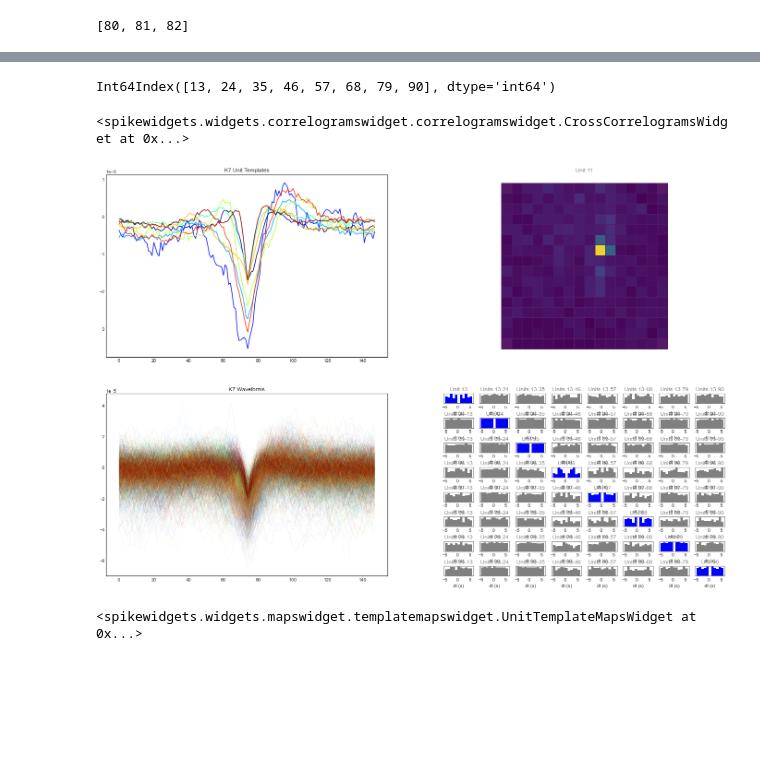
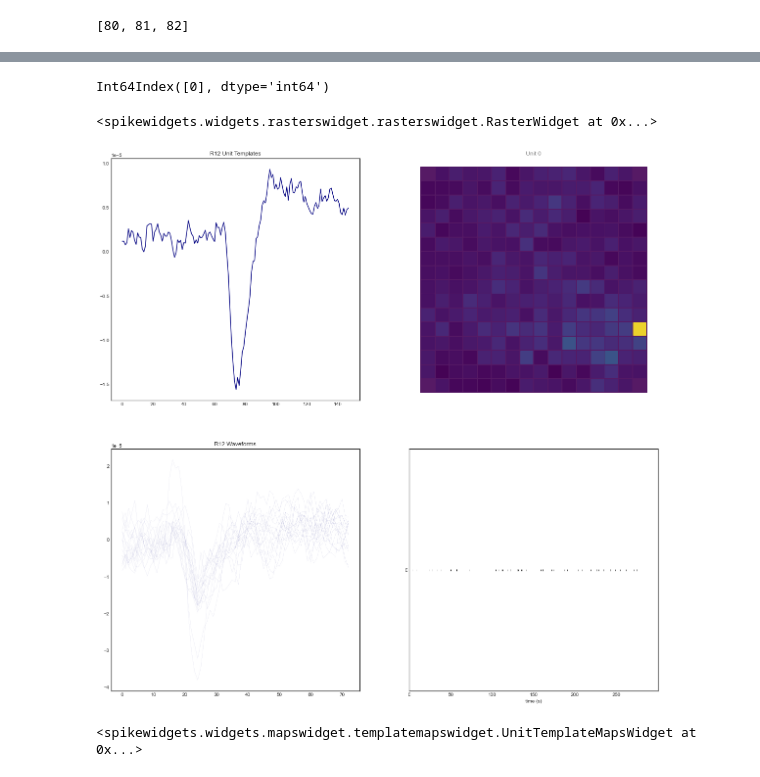
Before and after one commit to jonasort/MEA_analysis, a Jupyter notebook: Spikesorting/Spike_Interface_Cache_and_DF_210421.ipynb, the cells around one changed output, grey strips where cells are left out. Saved outputs shown, nothing was run; the diff lists cells and outputs as text; code cells hidden in the pictures; blank space fills up the shorter version.

```diff
--- a/Spikesorting/Spike_Interface_Cache_and_DF_210421.ipynb
+++ b/Spikesorting/Spike_Interface_Cache_and_DF_210421.ipynb
@@ -384,8 +389,9 @@ def units_to_pandas_DataFrame(sorted_dic, recording_cache, dictkey, layerdic_inv
     return unitframe
 # %%
-unitframe = units_to_pandas_DataFrame(
+unitframe3 = units_to_pandas_DataFrame(
     sorted_dic = sorted_dic,
     recording_cache = loaded,
-    dictkey='sec_0-300',
-    layerdic_invert=layerdic_invert
+    dictkey='sec_600-900',
+    layerdic_invert=layerdic_invert,
+    recordingdate = '21.10.2019'
     )
@@ -409,0 +420,8 @@ unit_ids = sorted_dic['sec_0-300'].get_unit_ids()
+# %%
+list_not_empty_spiketrains = []
+
+ids = sorted_dic['sec_0-300'].get_unit_ids()
+for i in ids:
+    st_len = len(sorted_dic['sec_0-300'].get_unit_spike_train(unit_id=i))
+    if st_len > 0:
+        list_not_empty_spiketrains.append(i)
@@ -503,3 +549,5 @@ u = 'sec_0-300'
+# %%
+u = 'sec_300-600'
 # %% [markdown]
 # Waveforms and Template Plots
 # %%
@@ -560,7 +610,7 @@ unitlist_by_channel
 # %% [output]
 [80, 81, 82]
 # %%
-j = 40 #entsprich dem maxchannel
+j = 0 #entsprich dem maxchannel
 #j=labeldic_invert['F8']
 unitlist_by_index=unitframe.loc[(unitframe['max_channel']==j)].index
 unitlist_by_channel = list(unitframe.loc[(unitframe['max_channel'])==j]['unit_ids'])
@@ -576,45 +626,45 @@ labeldic_invert[unitframe.loc[unitlist_by_index[0]]['channellabel']]
 # %%
 unitlist_by_index
 # %% [output]
-Int64Index([13, 24, 35, 46, 57, 68, 79, 90], dtype='int64')
+Int64Index([0], dtype='int64')
 # %%
 #colourlist = ['#D7D7D9', '#162473', '#449CA6', '#038C73', '#BF4417', '#7EBF88', '#D0F2D3', '#F2CB57']
 n = len(unitlist_by_index)
 colors = iter(cm.jet(np.linspace(0, 1, len(unitlist_by_index))))
 
 plt.style.use("seaborn-white")
 
 #fig, ((ax1, ax2, ax3), (ax4, ax5, ax6)) = plt.subplots(2, 3, figsize=(15,10))
 
-fig, ((ax1, ax2), (ax3, ax4)) = plt.subplots(2, 2, figsize=(15,15))
+fig, ((ax1, ax2), (ax3, ax4)) = plt.subplots(2, 2, figsize=(20, 20))
 
 sw.plot_unit_template_maps(loaded['sec_0-300'],  sorted_dic['sec_0-300'], max_spikes_per_unit=100, unit_ids=[(unitlist_by_channel[0])], ax=ax2)
 
 
 
 #ax3.plot(loaded['sec_0-300'].get_traces()[j])
 
 #sw.plot_timeseries(loaded['sec_0-300'], trange=[5, 8], ax=ax3,)
 
 #sw.plot_activity_map(loaded['sec_0-300'], ax=ax3)
 
 for i in unitlist_by_index:
     colourcode = color=next(colors)
     ax1.plot(templates[i][j].T, color=colourcode)
     ax1.set_title(str(unitframe.loc[i]['channellabel']) + ' Unit Templates')
 
     ax3.plot(wf[i][:, j, :].T, color=colourcode, lw=0.05)
     ax3.set_title(str(unitframe.loc[i]['channellabel']) + ' Waveforms')
 
-sw.plot_crosscorrelograms(sorted_dic['sec_0-300'], unit_ids=unitlist_by_index, ax=ax4, bin_size=1, window=10)
+#sw.plot_crosscorrelograms(sorted_dic['sec_0-300'], unit_ids=unitlist_by_index, ax=ax4, bin_size=1, window=10)
 
 
-#sw.plot_rasters(sorted_dic[u], color='k', unit_ids=unitlist_by_channel, ax = ax4)
+sw.plot_rasters(sorted_dic[u], color='k', unit_ids=unitlist_by_channel, ax = ax4)
 
 #sw.plot_pca_features(sorting=sorted_dic[u], recording = loaded[u], unit_ids=unitlist_by_channel, ax=ax6)
 # %% [output]
-<spikewidgets.widgets.correlogramswidget.correlogramswidget.CrossCorrelogramsWidget at 0x...>
+<spikewidgets.widgets.rasterswidget.rasterswidget.RasterWidget at 0x...>
-[figure, old version]
+[figure, new version]
 # %%
 sw.plot_unit_template_maps(loaded['sec_0-300'],  sorted_dic['sec_0-300'], max_spikes_per_unit=100, unit_ids=[80], figure=)
 # %% [output]
```
Also changed, not shown: parts of 36 cells of this notebook, 18 other files.
